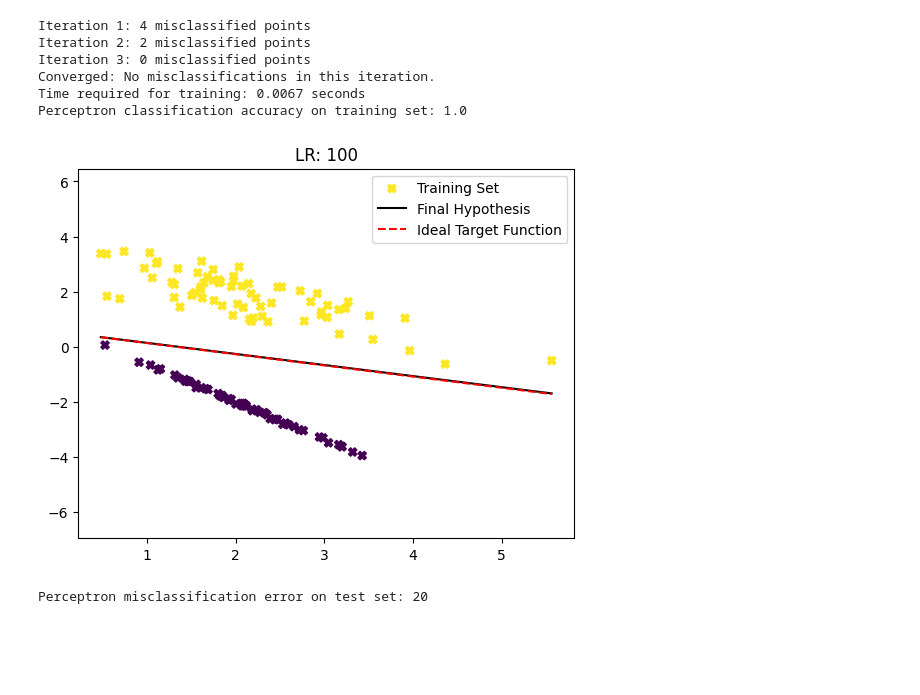
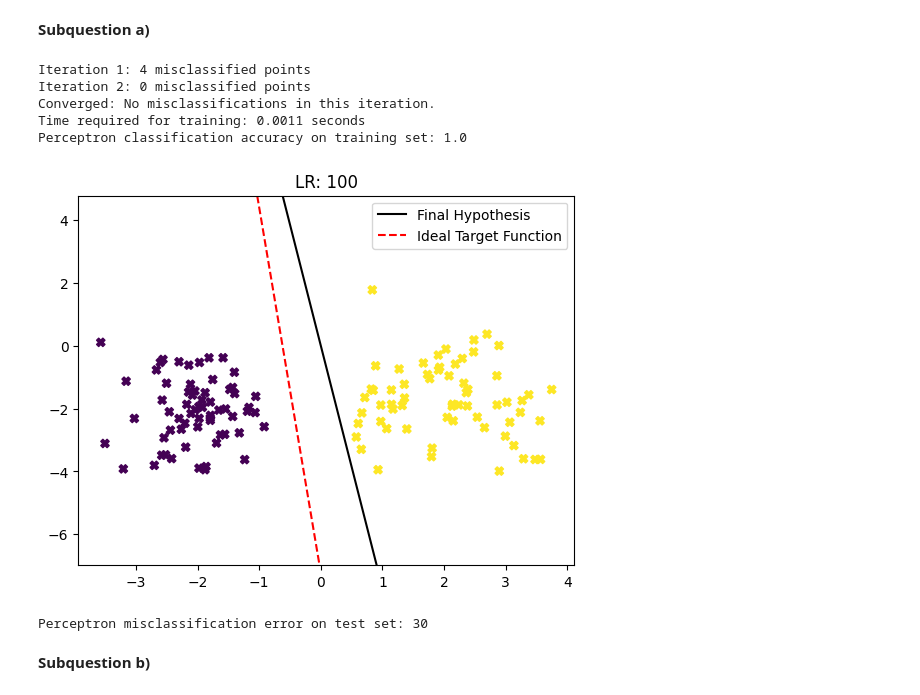
Before and after one commit to Jayesh-Ah/ME228-DS-ML, a Jupyter notebook: Quiz1_22B2101.ipynb, the cells around one changed output. Drawn from its saved outputs; the diff is of its cells as text; code cells hidden in the pictures; blank space fills up the shorter version.

```diff
--- a/Quiz1_22B2101.ipynb
+++ b/Quiz1_22B2101.ipynb
@@ -16,6 +16,8 @@ for dirname, _, filenames in os.walk('/kaggle/input'):
 
 # You can write up to 20GB to the current directory (/kaggle/working/) that gets preserved as output when you create a version using "Save & Run All"
 # You can also write temporary files to /kaggle/temp/, but they won't be saved outside of the current session
+# %% [markdown]
+**Subquestion a)**
 # %%
 import numpy as np
 import matplotlib.pyplot as plt
@@ -27,7 +29,6 @@ class CP:
     def __init__(self, lr=1, max_iters=500):
         self.lr = lr
         self.max_iters = max_iters
-        self.activation_func = self._step_function
         self.w = None
         self.b = None
 
@@ -36,7 +37,7 @@ class CP:
         self.w = np.zeros(m)
         self.b = 0
 
-        bin_labels = np.where(labels > 0, 1, 0)
+        bin_labels = np.where(labels > 0, 1, -1)
 
         start_time = time.time()
 
@@ -44,15 +45,12 @@ class CP:
             mis_count = 0
 
             for feat, label in zip(feats, bin_labels):
-                out = np.dot(feat, self.w) + self.b
-                pred_label = self.activation_func(out)
+                s_t = np.dot(self.w, feat)
+                pred_label = np.sign(s_t)
 
-                update = self.lr * (label - pred_label)
-
-                self.w += update * feat
-                self.b += update
-
-                mis_count += int(update != 0)
+                if pred_label != label:
+                    self.w += label * feat
+                    mis_count += 1
 
             print(f"Iteration {it + 1}: {mis_count} misclassified points")
 
@@ -65,15 +63,24 @@ class CP:
         print(f"Time required for training: {elapsed_time:.4f} seconds")
 
     def predict(self, feats):
-        out = np.dot(feats, self.w) + self.b
-        pred_labels = self.activation_func(out)
+        s_t = np.dot(feats, self.w)
+        pred_labels = np.where(s_t >= 0, 1, 0)
         return pred_labels
 
-    def _step_function(self, x):
-        return np.where(x >= 0, 1, 0)
+def calc_error(true_labels, preds_train):
+    return np.sum(true_labels != preds_train)
 
-def calc_error(true_labels, preds_train):
-    return np.sum(true_labels != preds_train)  # Count misclassifications
+def calculate_ideal_weights(feats_train, labels_train):
+    # Normalize features by dividing by the maximum absolute value
+    normalized_feats = feats_train / np.max(np.abs(feats_train))
+
+    # Add a column of ones to the normalized features
+    feats_with_ones = np.column_stack((np.ones(len(feats_train)), normalized_feats))
+
+    # Estimate ideal weights using linear regression
+    ideal_weights = np.linalg.pinv(feats_with_ones).dot(labels_train)
+    return ideal_weights
+
 
 def train_and_plot(feats_train, labels_train, feats_test, labels_test, lr):
     perceptron = CP(lr=lr, max_iters=1000)
@@ -83,47 +90,49 @@ def train_and_plot(feats_train, labels_train, feats_test, labels_test, lr):
 
     print("Perceptron classification accuracy on training set:", calc_accuracy(labels_train, preds_train))
 
-    plt.scatter(feats_train[:, 0], feats_train[:, 1], marker="X", c=labels_train, label="Training Set")
+    plt.scatter(feats_train[:, 0], feats_train[:, 1], marker="X", c=labels_train)
 
     x1, x2 = np.amin(feats_train[:, 0]), np.amax(feats_train[:, 0])
     y1, y2 = (-perceptron.w[0] * x1 - perceptron.b) / perceptron.w[1], (-perceptron.w[0] * x2 - perceptron.b) / perceptron.w[1]
     plt.plot([x1, x2], [y1, y2], "k", label="Final Hypothesis")
 
-    ideal_w = np.array([-2, 1.5, 3.7])  # Assuming a simple y = mx + b for demonstration
-    ideal_y1, ideal_y2 = (-ideal_w[1] * x1 - ideal_w[0]) / ideal_w[2], (-ideal_w[1] * x2 - ideal_w[0]) / ideal_w[2]
-    plt.plot([x1, x2], [ideal_y1, ideal_y2], "r--", label="Ideal Target Function")
+    ideal_weights = calculate_ideal_weights(feats_train, labels_train)
+    y_ideal_1 = (-ideal_weights[1] * x1 - ideal_weights[0]) / ideal_weights[2]
+    y_ideal_2 = (-ideal_weights[1] * x2 - ideal_weights[0]) / ideal_weights[2]
+    plt.plot([x1, x2], [y_ideal_1, y_ideal_2], "r--", label="Ideal Target Function")
 
     plt.ylim([np.amin(feats_train[:, 1]) - 3, np.amax(feats_train[:, 1]) + 3])
     plt.legend()
     plt.title(f"LR: {lr}")
     plt.show()
 
     preds_test = perceptron.predict(feats_test)
     error_test = calc_error(labels_test, preds_test)
 
     print("Perceptron misclassification error on test set:", error_test)
 
 if __name__ == "__main__":
     def calc_accuracy(true_labels, preds):
         return np.sum(true_labels == preds) / len(true_labels)
 
     feats, labels = make_classification(n_samples=2120, n_features=2, n_informative=2, n_redundant=0,
-                                        n_clusters_per_class=1, class_sep=2.0, random_state=2)
+                                        n_clusters_per_class=1, class_sep=2.0, random_state=4)
 
     feats_train, feats_test, labels_train, labels_test = train_test_split(
-        feats, labels, test_size=0.94, train_size=0.06, random_state=22
+        feats, labels, test_size=0.94, train_size=0.06, random_state= 7
     )
 
     train_and_plot(feats_train, labels_train, feats_test, labels_test, lr=100)
 # %% [output]
 Iteration 1: 4 misclassified points
-Iteration 2: 2 misclassified points
-Iteration 3: 0 misclassified points
+Iteration 2: 0 misclassified points
 Converged: No misclassifications in this iteration.
-Time required for training: 0.0067 seconds
+Time required for training: 0.0011 seconds
 Perceptron classification accuracy on training set: 1.0
-[figure, old version]
+[figure, new version]
-Perceptron misclassification error on test set: 20
+Perceptron misclassification error on test set: 30
+# %% [markdown]
+**Subquestion b)**
 # %%
 train_and_plot(feats_train, labels_train, feats_test, labels_test, lr=1)
 # %% [output]
```
Also changed, not shown: parts of 9 cells of this notebook.
